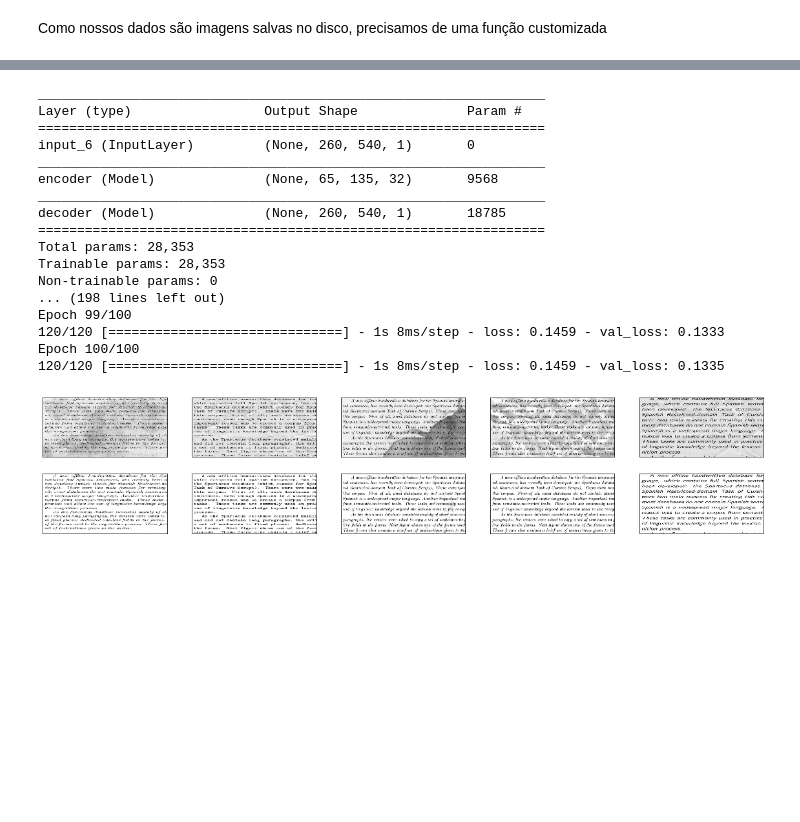
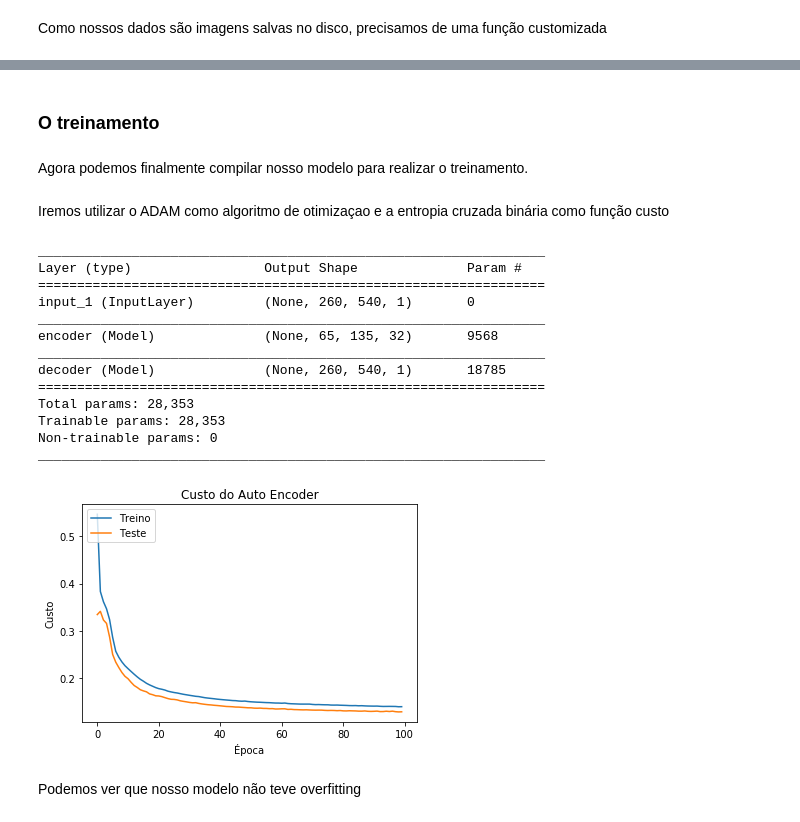
Before and after one commit to talesaraujo/autoencoder-image-denoising, a Jupyter notebook: Convolutional Denoising AE KDD.ipynb, the cells around one changed output, grey strips where cells are left out. Saved outputs shown, nothing was run; the diff lists cells and outputs as text; code cells hidden in the pictures; blank space fills up the shorter version.

```diff
--- a/Convolutional Denoising AE KDD.ipynb
+++ b/Convolutional Denoising AE KDD.ipynb
@@ -135,18 +161,25 @@ Image(retina=False, filename='cae.png',width=535,height=516)
+# %% [markdown]
+### O treinamento
+# %% [markdown]
+Agora podemos finalmente compilar nosso modelo para realizar o treinamento.
+# %% [markdown]
+Iremos utilizar o ADAM como algoritmo de otimizaçao e a entropia cruzada binária como função custo
 # %%
 autoencoder.compile(optimizer='adam', loss='binary_crossentropy')
 
 autoencoder.summary()
 
-autoencoder.fit(x_train, y_train,
+history = autoencoder.fit(x_train, y_train,
                 epochs=100,
                 batch_size=12,
                 shuffle=True,
+                verbose=False,
                 validation_data=(x_validation, y_validation))
 # %% [output]
 _________________________________________________________________
 Layer (type)                 Output Shape              Param #
 =================================================================
-input_6 (InputLayer)         (None, 260, 540, 1)       0
+input_1 (InputLayer)         (None, 260, 540, 1)       0
 _________________________________________________________________
 encoder (Model)              (None, 65, 135, 32)       9568
 _________________________________________________________________
@@ -155,12 +188,19 @@ decoder (Model)              (None, 260, 540, 1)       18785
 Total params: 28,353
 Trainable params: 28,353
 Non-trainable params: 0
-... (198 lines left out)
-Epoch 99/100
-120/120 [==============================] - 1s 8ms/step - loss: 0.1459 - val_loss: 0.1333
-Epoch 100/100
-120/120 [==============================] - 1s 8ms/step - loss: 0.1459 - val_loss: 0.1335
+_________________________________________________________________
-[figure, removed]
+# %%
+plt.plot(history.history['loss'])
+plt.plot(history.history['val_loss'])
+plt.title('Custo do Auto Encoder')
+plt.ylabel('Custo')
+plt.xlabel('Época')
+plt.legend(['Treino', 'Teste'], loc='upper left')
+plt.show()
+# %% [output]
+[figure, added]
+# %% [markdown]
+Podemos ver que nosso modelo não teve overfitting
 # %%
 denoised_imgs = autoencoder.predict(x_test)
 
```
Also changed, not shown: parts of 19 cells of this notebook.
